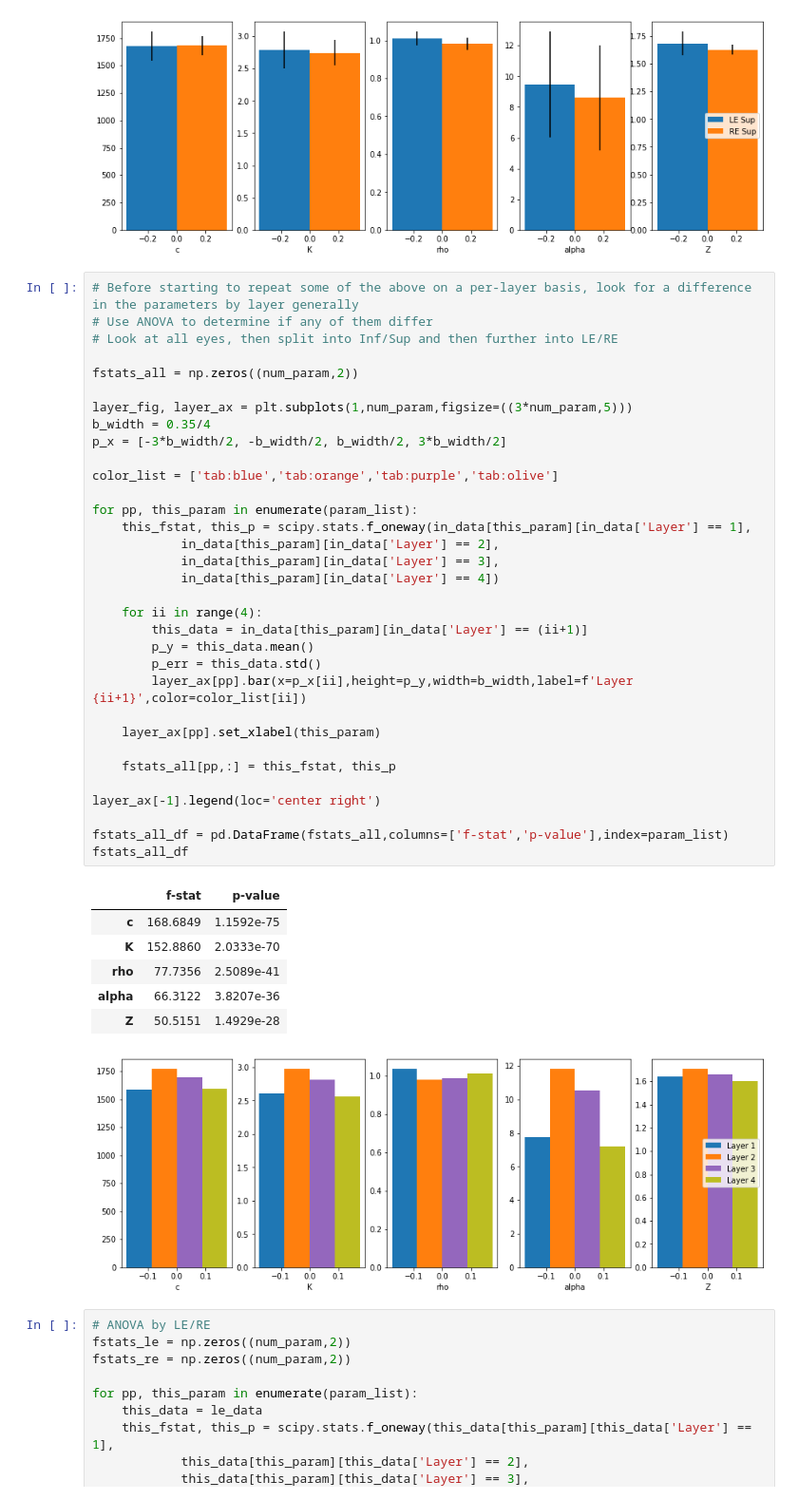
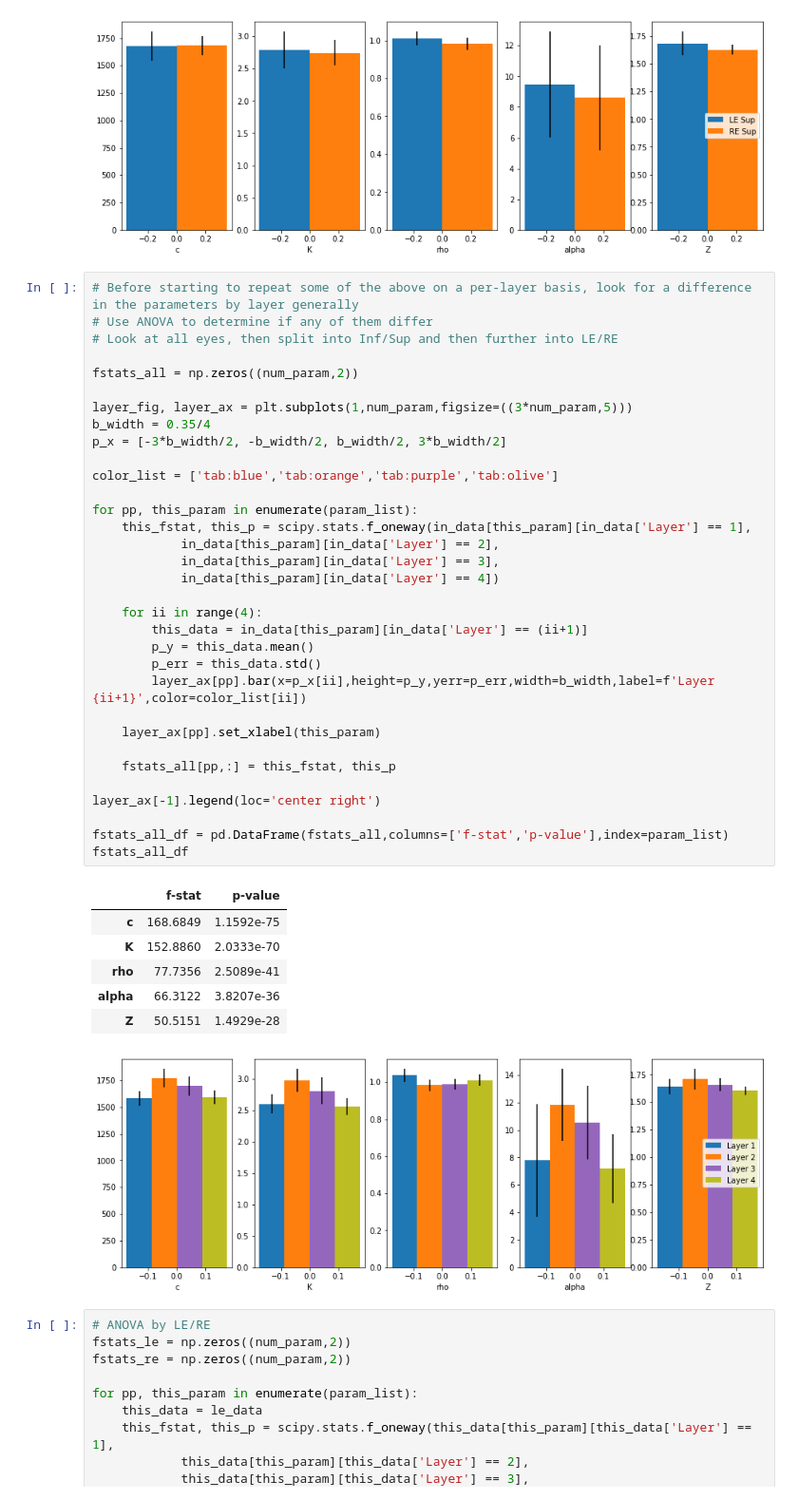
Before and after one commit to cameronhoerig/Riverside, a Jupyter notebook: SAM_Layering/QAM_Only_Hoang_Spreadsheet/QAM_Results_All_Eyes.ipynb, the cells around one changed output. Shown at 95% size. Saved outputs shown, nothing was run; the diff lists cells and outputs as text.

```diff
--- a/SAM_Layering/QAM_Only_Hoang_Spreadsheet/QAM_Results_All_Eyes.ipynb
+++ b/SAM_Layering/QAM_Only_Hoang_Spreadsheet/QAM_Results_All_Eyes.ipynb
@@ -287,35 +287,35 @@ b_width = 0.35/4
 p_x = [-3*b_width/2, -b_width/2, b_width/2, 3*b_width/2]
 
 color_list = ['tab:blue','tab:orange','tab:purple','tab:olive']
 
 for pp, this_param in enumerate(param_list):
     this_fstat, this_p = scipy.stats.f_oneway(in_data[this_param][in_data['Layer'] == 1],
             in_data[this_param][in_data['Layer'] == 2],
             in_data[this_param][in_data['Layer'] == 3],
             in_data[this_param][in_data['Layer'] == 4])
 
     for ii in range(4):
         this_data = in_data[this_param][in_data['Layer'] == (ii+1)]
         p_y = this_data.mean()
         p_err = this_data.std()
-        layer_ax[pp].bar(x=p_x[ii],height=p_y,width=b_width,label=f'Layer {ii+1}',color=color_list[ii])
+        layer_ax[pp].bar(x=p_x[ii],height=p_y,yerr=p_err,width=b_width,label=f'Layer {ii+1}',color=color_list[ii])
 
     layer_ax[pp].set_xlabel(this_param)
 
     fstats_all[pp,:] = this_fstat, this_p
 
 layer_ax[-1].legend(loc='center right')
 
 fstats_all_df = pd.DataFrame(fstats_all,columns=['f-stat','p-value'],index=param_list)
 fstats_all_df
 # %% [output]
 |  | f-stat | p-value |
 | c | 168.6849 | 1.1592e-75 |
 | K | 152.8860 | 2.0333e-70 |
 | rho | 77.7356 | 2.5089e-41 |
 | alpha | 66.3122 | 3.8207e-36 |
 | Z | 50.5151 | 1.4929e-28 |
-[figure, old version]
+[figure, new version]
 # %%
 # ANOVA by LE/RE
 fstats_le = np.zeros((num_param,2))
```
Also changed, not shown: parts of 4 cells of this notebook.
